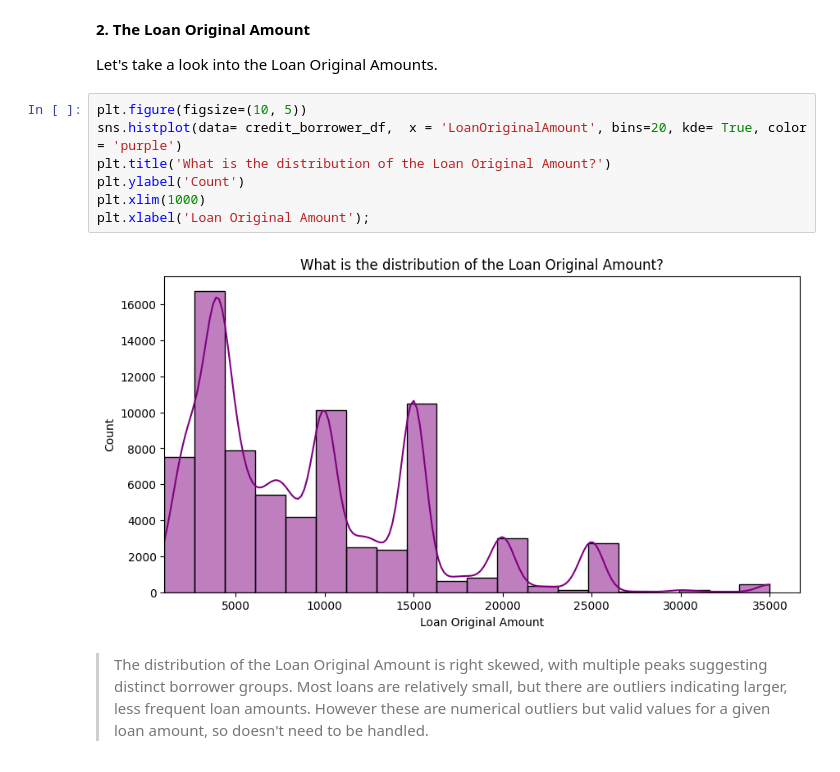
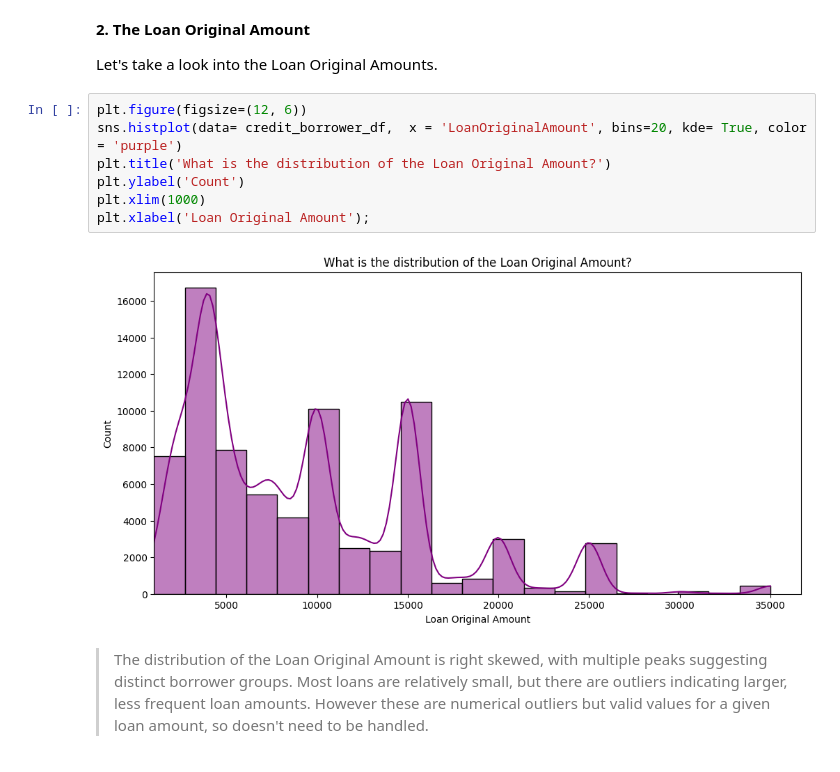
Before and after one commit to sondosaabed/Prosper-Loan-Analysis, a Jupyter notebook: Part_I_exploration.ipynb, the cells around one changed output. Saved outputs shown, nothing was run; the diff lists cells and outputs as text.

```diff
--- a/Part_I_exploration.ipynb
+++ b/Part_I_exploration.ipynb
@@ -508,14 +508,14 @@ plt.title('What are the distribution of the Loan Statuses?');
 
 Let's take a look into the Loan Original Amounts.
 # %%
-plt.figure(figsize=(10, 5))
+plt.figure(figsize=(12, 6))
 sns.histplot(data= credit_borrower_df,  x = 'LoanOriginalAmount', bins=20, kde= True, color = 'purple')
 plt.title('What is the distribution of the Loan Original Amount?')
 plt.ylabel('Count')
 plt.xlim(1000)
 plt.xlabel('Loan Original Amount');
 # %% [output]
-[figure, old version]
+[figure, new version]
 # %% [markdown]
 > The distribution of the Loan Original Amount is right skewed, with multiple peaks suggesting distinct borrower groups. Most loans are relatively small, but there are outliers indicating larger, less frequent loan amounts. However these are numerical outliers but valid values for a given loan amount, so doesn't need to be handled.
 # %% [markdown]
```
Also changed, not shown: parts of 20 cells of this notebook.
